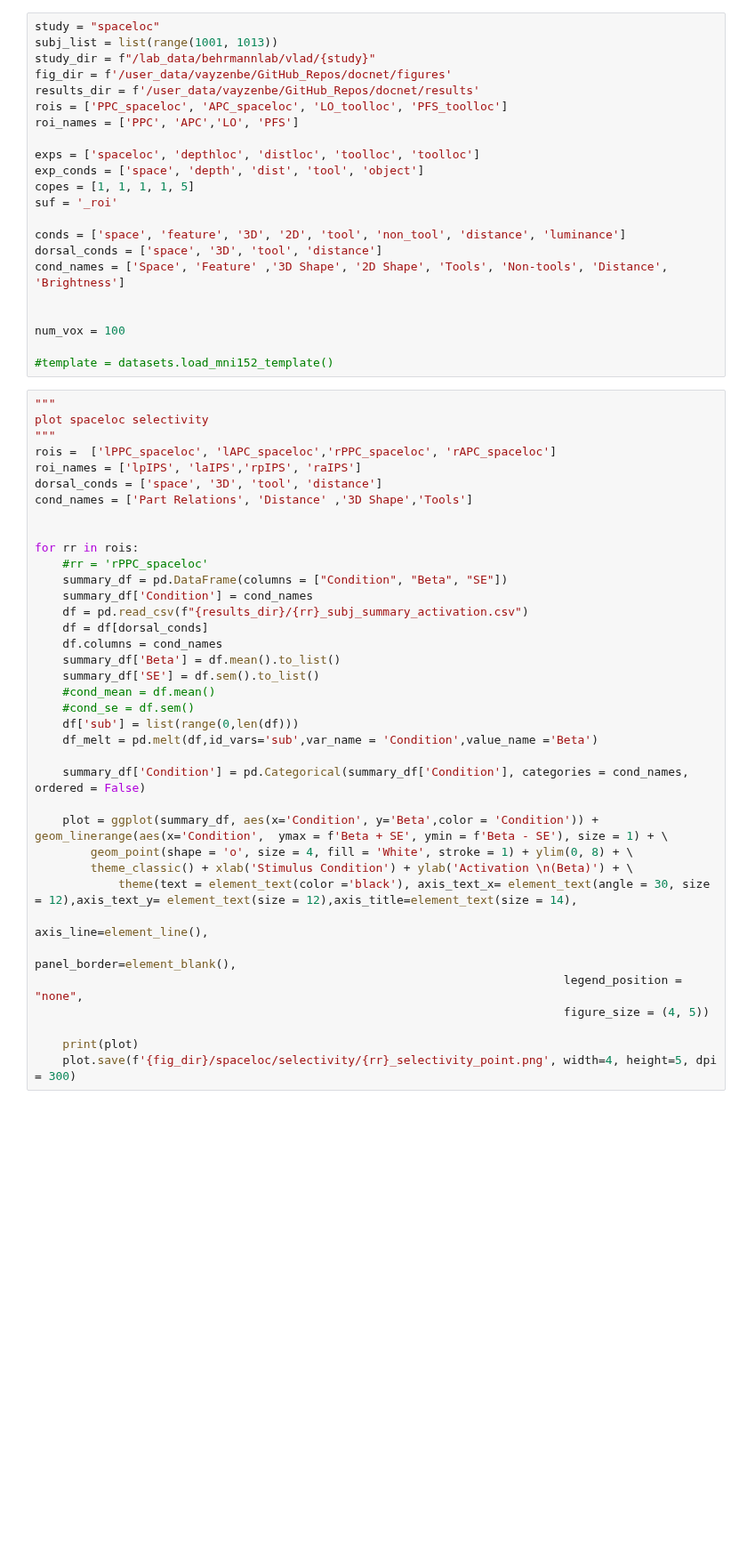
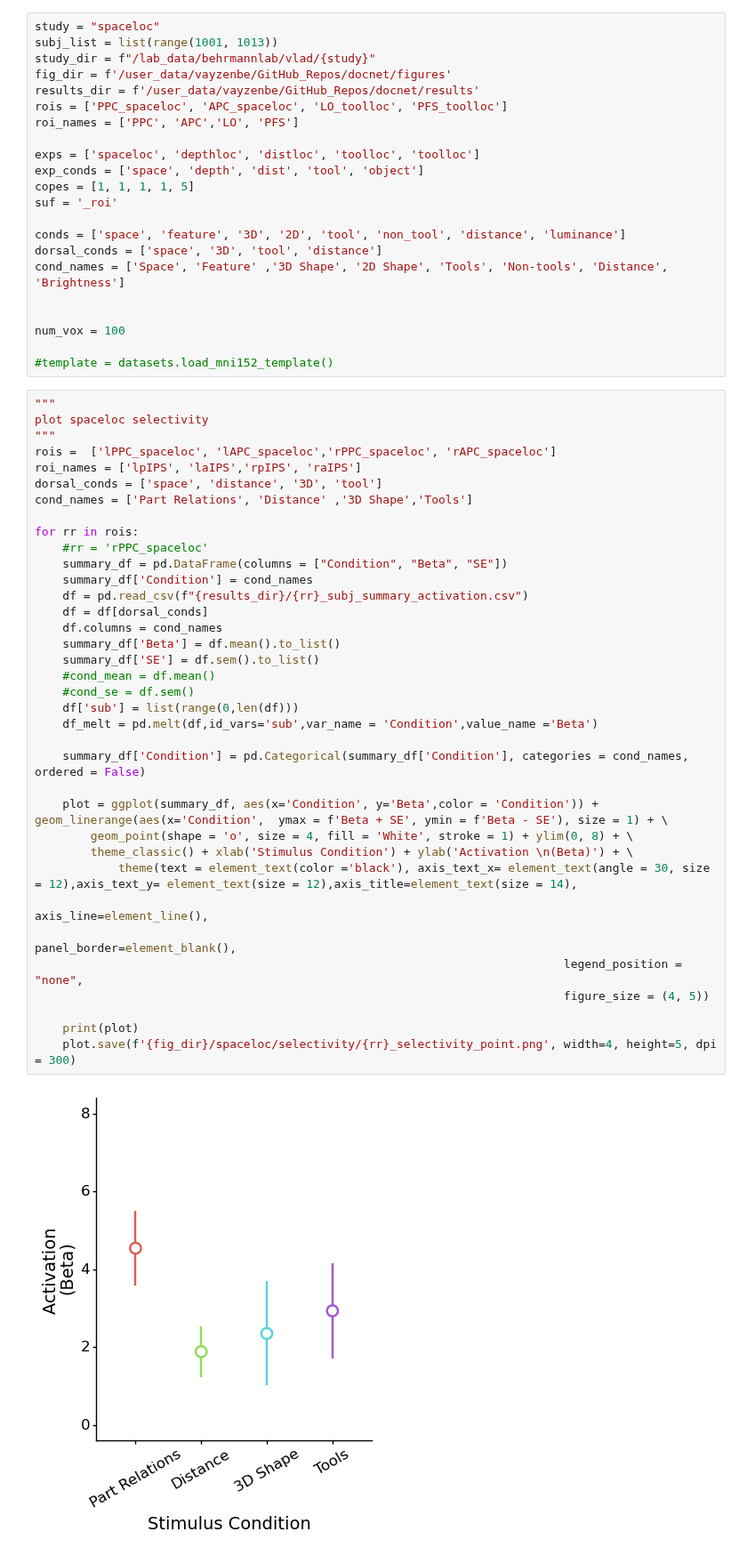
Before and after one commit to vayzenb/docnet, a Jupyter notebook: fmri/exp1_create_figures.ipynb, the cells around one changed output. Shown at 89% size. Saved outputs shown, nothing was run; the diff lists cells and outputs as text; blank space fills up the shorter version.

```diff
--- a/fmri/exp1_create_figures.ipynb
+++ b/fmri/exp1_create_figures.ipynb
@@ -37,34 +37,35 @@ plot spaceloc selectivity
 """
 rois =  ['lPPC_spaceloc', 'lAPC_spaceloc','rPPC_spaceloc', 'rAPC_spaceloc']
 roi_names = ['lpIPS', 'laIPS','rpIPS', 'raIPS']
-dorsal_conds = ['space', '3D', 'tool', 'distance']
+dorsal_conds = ['space', 'distance', '3D', 'tool']
 cond_names = ['Part Relations', 'Distance' ,'3D Shape','Tools']
-
 
 for rr in rois:
     #rr = 'rPPC_spaceloc'
     summary_df = pd.DataFrame(columns = ["Condition", "Beta", "SE"])
     summary_df['Condition'] = cond_names
     df = pd.read_csv(f"{results_dir}/{rr}_subj_summary_activation.csv")
     df = df[dorsal_conds]
     df.columns = cond_names
     summary_df['Beta'] = df.mean().to_list()
     summary_df['SE'] = df.sem().to_list()
     #cond_mean = df.mean()
     #cond_se = df.sem()
     df['sub'] = list(range(0,len(df)))
     df_melt = pd.melt(df,id_vars='sub',var_name = 'Condition',value_name ='Beta')
 
     summary_df['Condition'] = pd.Categorical(summary_df['Condition'], categories = cond_names, ordered = False)
 
     plot = ggplot(summary_df, aes(x='Condition', y='Beta',color = 'Condition')) + geom_linerange(aes(x='Condition',  ymax = f'Beta + SE', ymin = f'Beta - SE'), size = 1) + \
         geom_point(shape = 'o', size = 4, fill = 'White', stroke = 1) + ylim(0, 8) + \
         theme_classic() + xlab('Stimulus Condition') + ylab('Activation \n(Beta)') + \
             theme(text = element_text(color ='black'), axis_text_x= element_text(angle = 30, size = 12),axis_text_y= element_text(size = 12),axis_title=element_text(size = 14),
                                                                             axis_line=element_line(),
                                                                             panel_border=element_blank(),
                                                                             legend_position = "none",
                                                                             figure_size = (4, 5))
 
     print(plot)
     plot.save(f'{fig_dir}/spaceloc/selectivity/{rr}_selectivity_point.png', width=4, height=5, dpi = 300)
+# %% [output]
+[figure, added]
```
Also changed, not shown: parts of 3 cells of this notebook, 5 other files.
